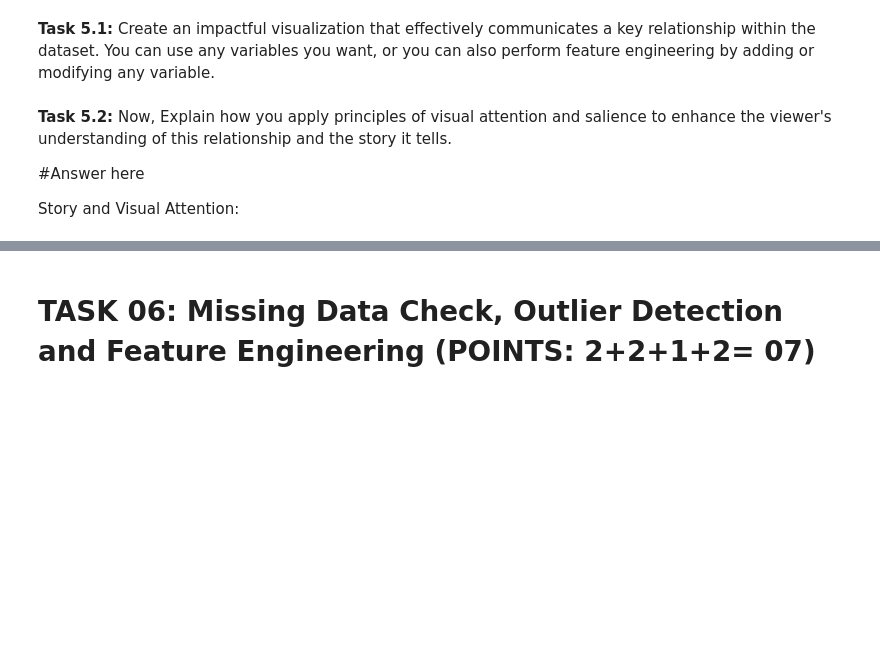
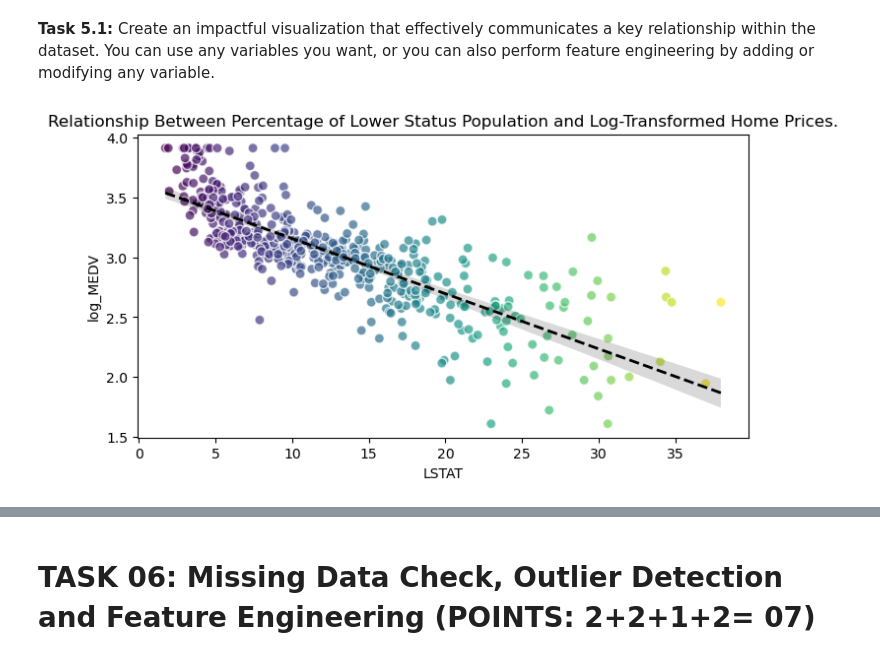
Before and after one commit to AsutoshDalei/DATA602_FardinaAlam, a Jupyter notebook: HW/HW3/DATA602-HW3-Part1_Data_Visualization.ipynb, the cells around one changed output, grey strips where cells are left out. Saved outputs shown, nothing was run; the diff lists cells and outputs as text; code cells hidden in the pictures; blank space fills up the shorter version.

```diff
--- a/HW/HW3/DATA602-HW3-Part1_Data_Visualization.ipynb
+++ b/HW/HW3/DATA602-HW3-Part1_Data_Visualization.ipynb
@@ -336,6 +340,13 @@
-# %% [markdown]
-**Task 5.2:** Now, Explain how you apply principles of visual attention and salience to enhance the viewer's understanding of this relationship and the story it tells.
-
-#Answer here
-
-Story and Visual Attention:
+# %%
+# Plot the Visualization.
+boston_df['MEDV'] = boston.target
+boston_df['log_MEDV'] = np.log(boston_df['MEDV'])
+# boston_df['log_MEDV'] = boston_df['MEDV']
+
+plt.figure(figsize=(8,4),dpi=100)
+plt.scatter(boston_df['LSTAT'], boston_df['log_MEDV'],c=boston_df['LSTAT'],alpha=0.7,s=50,edgecolor='w')
+sns.regplot(x='LSTAT', y='log_MEDV', data=boston_df, scatter=False, color='black', line_kws={"lw": 2, "ls": "--"})
+plt.title("Relationship Between Percentage of Lower Status Population and Log-Transformed Home Prices.")
+plt.show()
+# %% [output]
+[figure, added]
```
Also changed, not shown: parts of 11 cells of this notebook.
